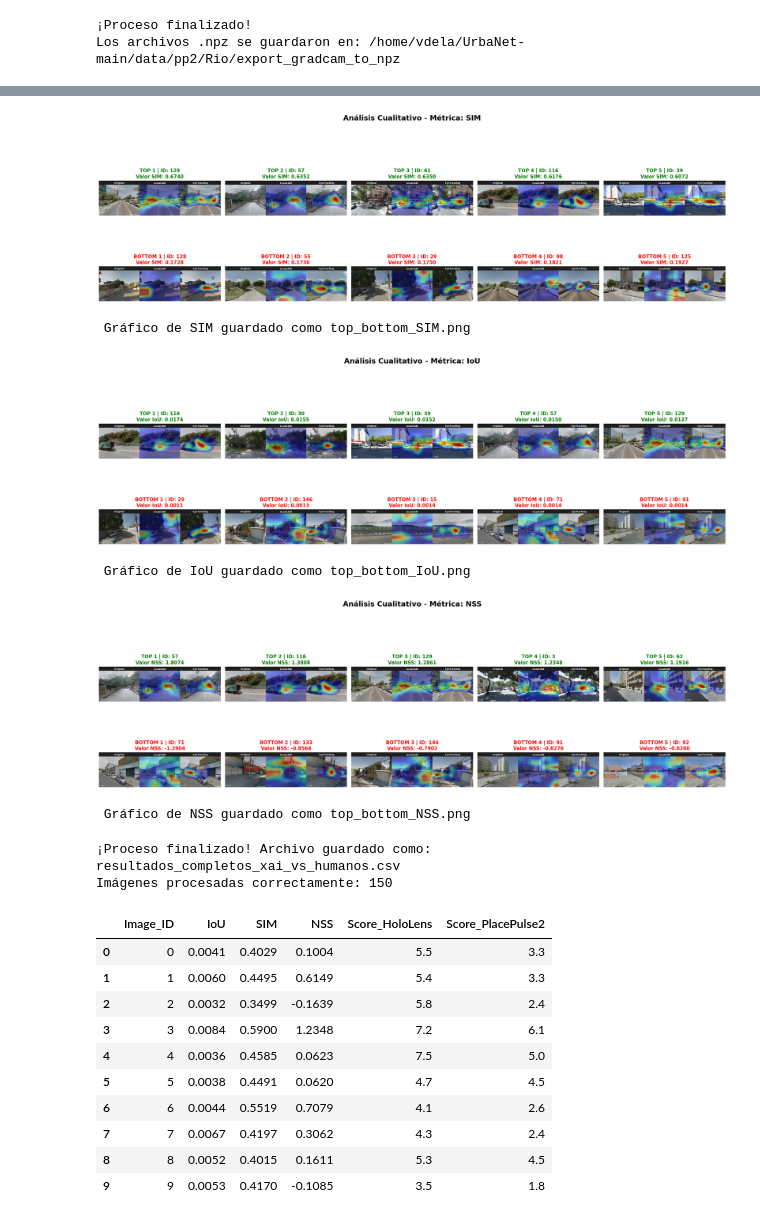
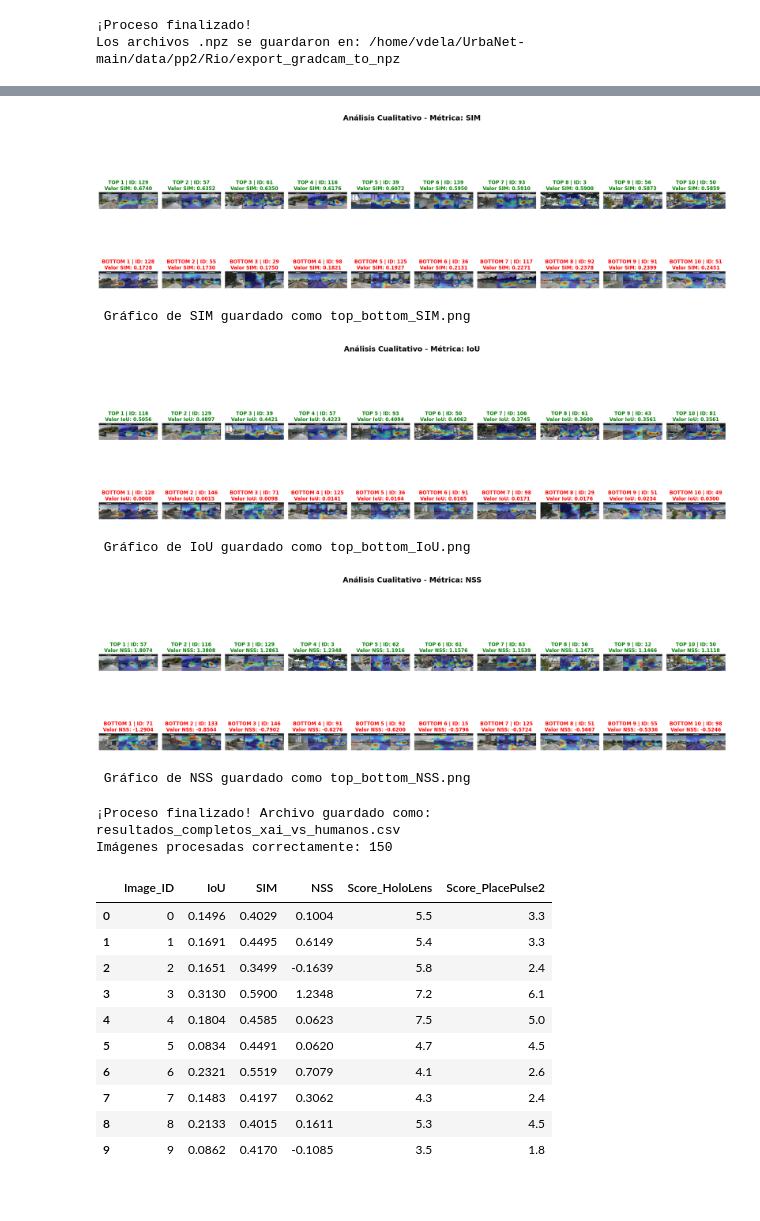
Before and after one commit to andresdlp05/urbanet, a Jupyter notebook: notebooks/Explanations/GradCAM.ipynb, the cells around one changed output, grey strips where cells are left out. Saved outputs shown, nothing was run; the diff lists cells and outputs as text; code cells hidden in the pictures.

```diff
--- a/notebooks/Explanations/GradCAM.ipynb
+++ b/notebooks/Explanations/GradCAM.ipynb
@@ -751,10 +643,21 @@ DIR_HOLOLENS = "/home/vdela/UrbaNet-main/data/pp2/Rio/matriz_npz"
 # ==========================================
 # 2. FUNCIONES MATEMÁTICAS (XAI vs Humano)
 # ==========================================
-def calc_iou(mask_ai, mask_human):
-    """Intersection over Union (IoU) usando los mapas binarios."""
+def calc_iou(map_ai_continuo, map_human_continuo, tau_ai=0.2, tau_et=0.2):
+    """
+    Intersection over Union (IoU).
+    Aplica los umbrales topológicos a los mapas continuos antes de evaluar.
+    - tau_ai: 0.2 (Supresión de ruido residual Grad-CAM)
+    - tau_et: 0.2 (Criterio FWHM para el núcleo foveal del HoloLens)
+    """
+    # 1. Binarización Dinámica (Decapitación geométrica)
+    mask_ai = map_ai_continuo >= tau_ai
+    mask_human = map_human_continuo >= tau_et
+
+    # 2. Operaciones lógicas booleanas
     intersection = np.logical_and(mask_ai, mask_human).sum()
     union = np.logical_or(mask_ai, mask_human).sum()
+
     return float(intersection / union) if union > 0 else 0.0
 
 def calc_sim(map_ai, map_human):
@@ -852,7 +749,8 @@ for i in tqdm(range(150), desc="Calculando Métricas Cognitivas"):
             hl_bin = cv2.resize(hl_bin.astype(np.uint8), (gc_cont.shape[1], gc_cont.shape[0])).astype(bool)
 
         # Calcular Métricas
-        iou_val = calc_iou(gc_bin, hl_bin)
+        #iou_val = calc_iou(gc_bin, hl_bin)
+        iou_val = calc_iou(gc_cont, hl_cont, tau_ai=0.2, tau_et=0.2)
         sim_val = calc_sim(gc_cont, hl_cont)
         nss_val = calc_nss(gc_cont, hl_bin)
 
@@ -946,7 +864,7 @@ CARPETA_IMAGENES = f"/home/vdela/UrbaNet-main/data/pp2/Rio/Comparations2" # O la
 # ==========================================
 # 2. FUNCIÓN DE GRAFICACIÓN PARA PAPER
 # ==========================================
-def plot_extremos_metrica(df, metrica, img_dir, top_n=5):
+def plot_extremos_metrica(df, metrica, img_dir, top_n=10):
     """
     Busca los top_n mejores y peores valores de una métrica y los grafica.
     """
@@ -980,41 +898,41 @@ def plot_extremos_metrica(df, metrica, img_dir, top_n=5):
     for idx, (index, row) in enumerate(peores.iterrows()):
         img_id = int(row['Image_ID'])
         val = row[metrica]
         ax = axes[1, idx]
 
         img_path = os.path.join(img_dir, f"{img_id}.JPG")
 
         if os.path.exists(img_path):
             img = Image.open(img_path)
             ax.imshow(img)
         else:
             ax.text(0.5, 0.5, f'Img {img_id}\nNo encontrada', ha='center', va='center')
 
         ax.set_title(f'BOTTOM {idx+1} | ID: {img_id}\nValor {metrica}: {val:.4f}',
                      color='red', fontweight='bold', fontsize=12)
         ax.axis('off')
 
     plt.tight_layout()
 
     # Guardar la figura en alta resolución
     save_path = f"top_bottom_{metrica}.png"
     plt.savefig(save_path, dpi=300, bbox_inches='tight')
     plt.show()
     print(f" Gráfico de {metrica} guardado como {save_path}")
 
 # ==========================================
 # 3. EJECUTAR PARA LAS 3 MÉTRICAS
 # ==========================================
 # Nota: asegúrate de que df_resultados exista en la memoria de tu notebook
-plot_extremos_metrica(df_resultados, 'SIM', CARPETA_IMAGENES, top_n=5)
-plot_extremos_metrica(df_resultados, 'IoU', CARPETA_IMAGENES, top_n=5)
-plot_extremos_metrica(df_resultados, 'NSS', CARPETA_IMAGENES, top_n=5)
+plot_extremos_metrica(df_resultados, 'SIM', CARPETA_IMAGENES, top_n=10)
+plot_extremos_metrica(df_resultados, 'IoU', CARPETA_IMAGENES, top_n=10)
+plot_extremos_metrica(df_resultados, 'NSS', CARPETA_IMAGENES, top_n=10)
 # %% [output]
-[figure, old version]
+[figure, new version]
  Gráfico de SIM guardado como top_bottom_SIM.png
-[figure, old version]
+[figure, new version]
  Gráfico de IoU guardado como top_bottom_IoU.png
-[figure, old version]
+[figure, new version]
  Gráfico de NSS guardado como top_bottom_NSS.png
 # %%
 # ==========================================
@@ -1088,14 +1007,26 @@ with open(JSON_PATH, 'r', encoding='utf-8') as f:
 # ==========================================
 # 3. FUNCIONES MATEMÁTICAS (Mantenemos las mismas)
 # ==========================================
-def calc_iou(mask_ai, mask_human):
+def calc_iou(map_ai_continuo, map_human_continuo, tau_ai=0.2, tau_et=0.2):
+    """
+    Intersection over Union (IoU).
+    Aplica los umbrales topológicos a los mapas continuos antes de evaluar.
+    - tau_ai: 0.2 (Supresión de ruido residual Grad-CAM)
+    - tau_et: 0.2 (Criterio FWHM para el núcleo foveal del HoloLens)
+    """
+    # 1. Binarización Dinámica (Decapitación geométrica)
+    mask_ai = map_ai_continuo >= tau_ai
+    mask_human = map_human_continuo >= tau_et
+
+    # 2. Operaciones lógicas booleanas
     intersection = np.logical_and(mask_ai, mask_human).sum()
     union = np.logical_or(mask_ai, mask_human).sum()
+
     return float(intersection / union) if union > 0 else 0.0
 
 def calc_sim(map_ai, map_human):
-    map_ai_norm = map_ai / (np.sum(map_ai) + 1e-8)
-    map_human_norm = map_human / (np.sum(map_human) + 1e-8)
+    map_ai_norm = map_ai / (np.sum(map_ai))
+    map_human_norm = map_human / (np.sum(map_human))
     return float(np.sum(np.minimum(map_ai_norm, map_human_norm)))
 
 def calc_nss(map_ai_continuo, map_human_puntos):
@@ -1148,7 +1079,7 @@ for i in tqdm(range(150), desc="Generando CSV de Métricas y Scores"):
             hl_bin = cv2.resize(hl_bin.astype(np.uint8), (gc_cont.shape[1], gc_cont.shape[0])).astype(bool)
 
         # Calcular Métricas
-        iou_val = calc_iou(gc_bin, hl_bin)
+        iou_val = calc_iou(gc_cont, hl_cont, tau_ai=0.2, tau_et=0.2)
         sim_val = calc_sim(gc_cont, hl_cont)
         nss_val = calc_nss(gc_cont, hl_bin)
 
@@ -1186,15 +1117,15 @@ else:
 ¡Proceso finalizado! Archivo guardado como: resultados_completos_xai_vs_humanos.csv
 Imágenes procesadas correctamente: 150
 |  | Image_ID | IoU | SIM | NSS | Score_HoloLens | Score_PlacePulse2 |
-| 0 | 0 | 0.0041 | 0.4029 | 0.1004 | 5.5 | 3.3 |
-| 1 | 1 | 0.0060 | 0.4495 | 0.6149 | 5.4 | 3.3 |
-| 2 | 2 | 0.0032 | 0.3499 | -0.1639 | 5.8 | 2.4 |
-| 3 | 3 | 0.0084 | 0.5900 | 1.2348 | 7.2 | 6.1 |
-| 4 | 4 | 0.0036 | 0.4585 | 0.0623 | 7.5 | 5.0 |
-| 5 | 5 | 0.0038 | 0.4491 | 0.0620 | 4.7 | 4.5 |
-| 6 | 6 | 0.0044 | 0.5519 | 0.7079 | 4.1 | 2.6 |
-| 7 | 7 | 0.0067 | 0.4197 | 0.3062 | 4.3 | 2.4 |
-| 8 | 8 | 0.0052 | 0.4015 | 0.1611 | 5.3 | 4.5 |
-| 9 | 9 | 0.0053 | 0.4170 | -0.1085 | 3.5 | 1.8 |
+| 0 | 0 | 0.1496 | 0.4029 | 0.1004 | 5.5 | 3.3 |
+| 1 | 1 | 0.1691 | 0.4495 | 0.6149 | 5.4 | 3.3 |
+| 2 | 2 | 0.1651 | 0.3499 | -0.1639 | 5.8 | 2.4 |
+| 3 | 3 | 0.3130 | 0.5900 | 1.2348 | 7.2 | 6.1 |
+| 4 | 4 | 0.1804 | 0.4585 | 0.0623 | 7.5 | 5.0 |
+| 5 | 5 | 0.0834 | 0.4491 | 0.0620 | 4.7 | 4.5 |
+| 6 | 6 | 0.2321 | 0.5519 | 0.7079 | 4.1 | 2.6 |
+| 7 | 7 | 0.1483 | 0.4197 | 0.3062 | 4.3 | 2.4 |
+| 8 | 8 | 0.2133 | 0.4015 | 0.1611 | 5.3 | 4.5 |
+| 9 | 9 | 0.0862 | 0.4170 | -0.1085 | 3.5 | 1.8 |
 # %%
 df_resultados.head(20)
```
Also changed, not shown: parts of 24 cells of this notebook, 5 other files.
